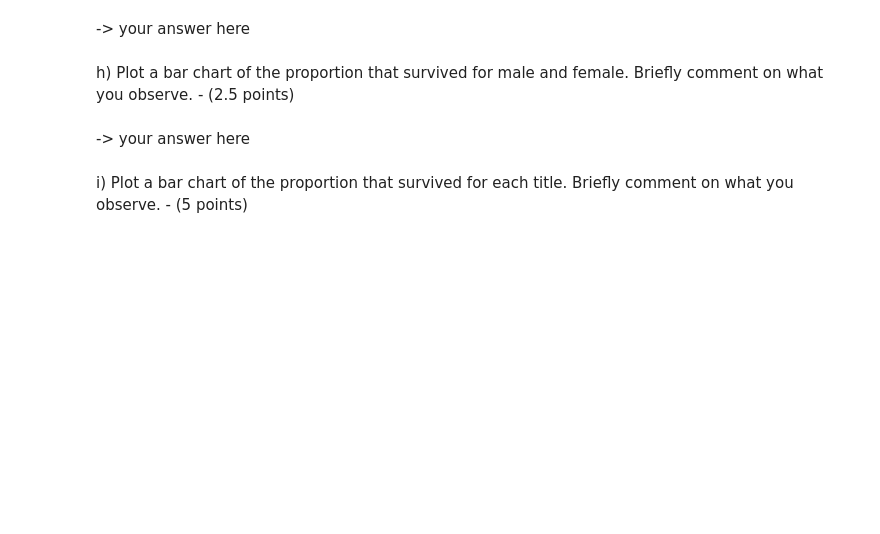
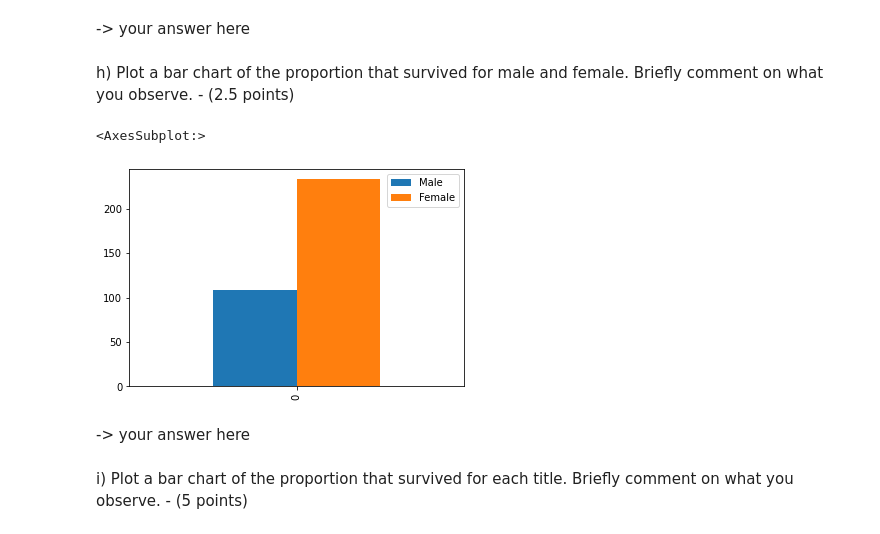
Before and after one commit to ivanisakov99/CS506, a Jupyter notebook: HW/hw1/homework1.ipynb, the cells around one changed output. Drawn from its saved outputs; the diff is of its cells as text; code cells hidden in the pictures; blank space fills up the shorter version.

```diff
--- a/HW/hw1/homework1.ipynb
+++ b/HW/hw1/homework1.ipynb
@@ -144,3 +160,22 @@ h) Plot a bar chart of the proportion that survived for male and female. Briefly
+# %%
+# your code here
+males, females = 0, 0
+
+for entry in df['Sex'][df['Survived'].isin([1])]:
+    if entry:
+        males += 1
+    else:
+        females += 1
+
+newDF = pd.DataFrame({
+    'Male': [males],
+    'Female': [females],
+})
+
+newDF.plot(kind='bar')
+# %% [output]
+<AxesSubplot:>
+[figure, added]
 # %% [markdown]
 -> your answer here
 # %% [markdown]
```
Also changed, not shown: parts of 21 cells of this notebook, 5 other files.
